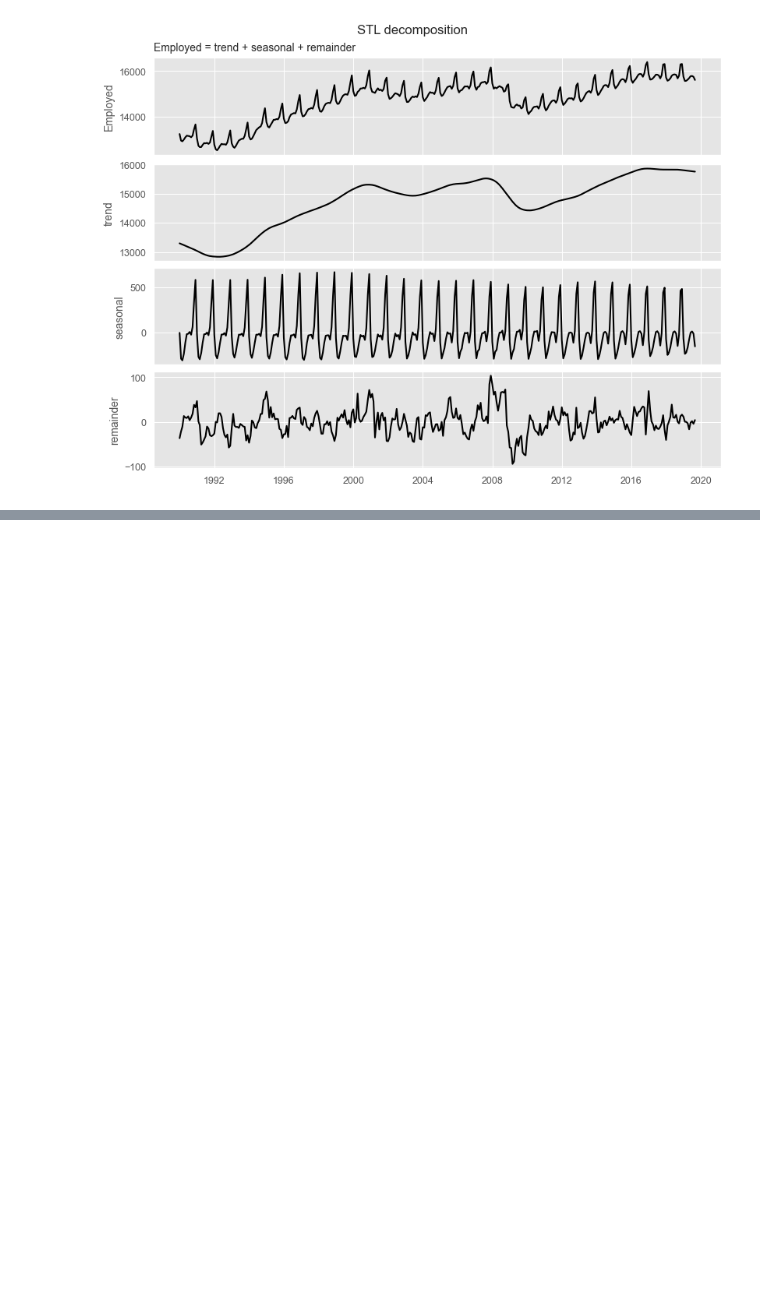
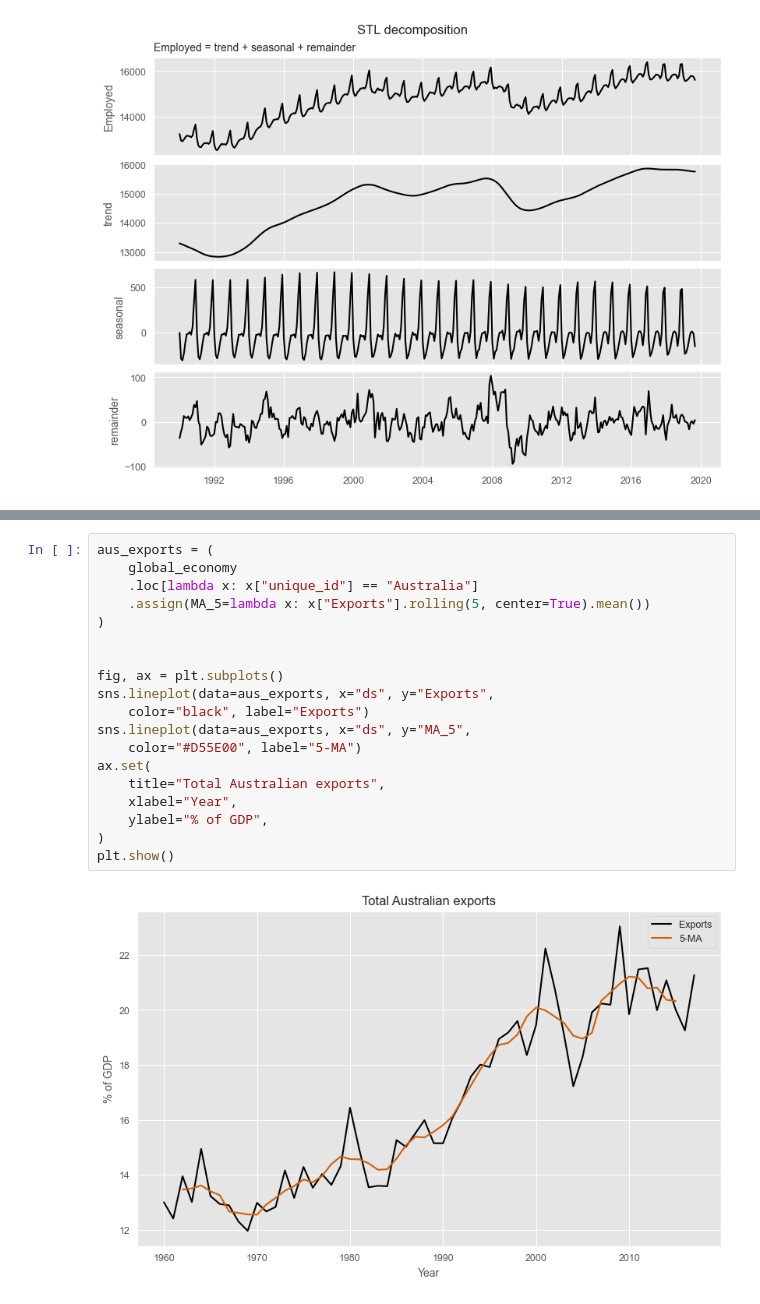
Before and after one commit to DavidGuzzi/TSA, a Jupyter notebook: Forecasting Principles and Practice 3rd/pythonic_way/3.ipynb, the cells around one changed output, grey strips where cells are left out. Cells and saved outputs as stored; diff of their text form; blank space fills up the shorter version.

```diff
--- a/Forecasting Principles and Practice 3rd/pythonic_way/3.ipynb
+++ b/Forecasting Principles and Practice 3rd/pythonic_way/3.ipynb
@@ -118,0 +144,21 @@ plt.show()
+# %%
+aus_exports = (
+    global_economy
+    .loc[lambda x: x["unique_id"] == "Australia"]
+    .assign(MA_5=lambda x: x["Exports"].rolling(5, center=True).mean())
+)
+
+
+fig, ax = plt.subplots()
+sns.lineplot(data=aus_exports, x="ds", y="Exports",
+    color="black", label="Exports")
+sns.lineplot(data=aus_exports, x="ds", y="MA_5",
+    color="#D55E00", label="5-MA")
+ax.set(
+    title="Total Australian exports",
+    xlabel="Year",
+    ylabel="% of GDP",
+)
+plt.show()
+# %% [output]
+[figure, added]
```
Also changed, not shown: parts of 3 cells of this notebook.
